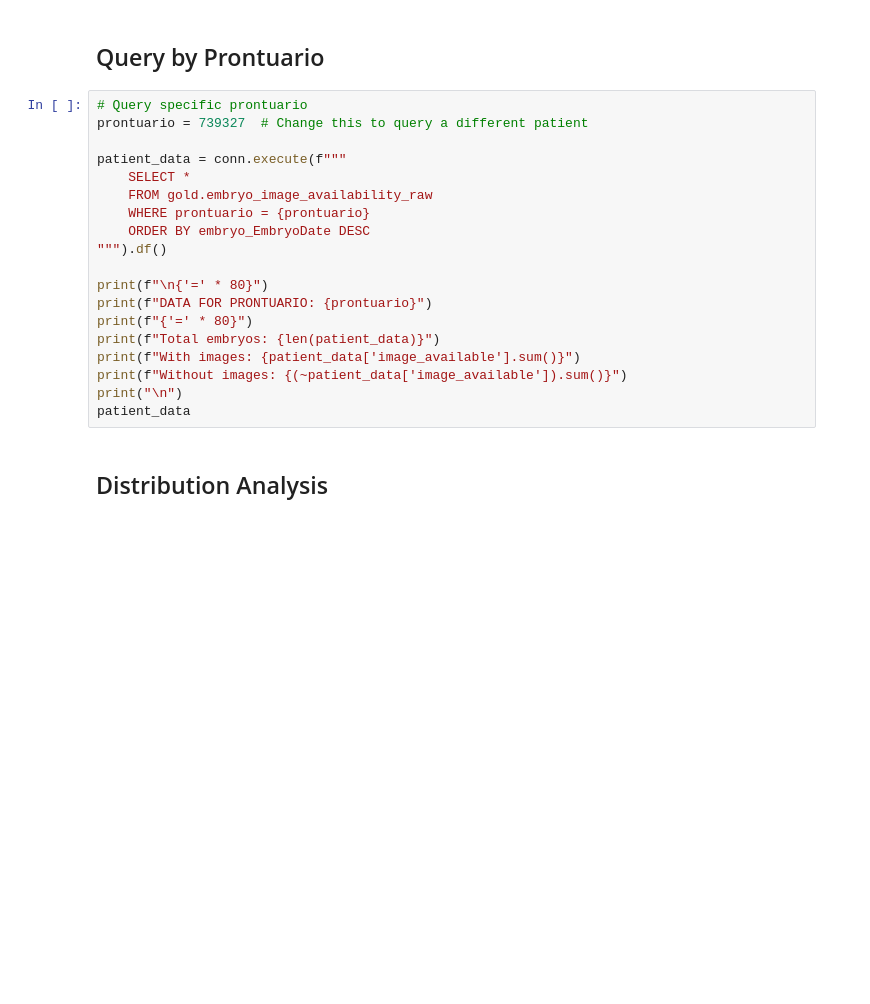
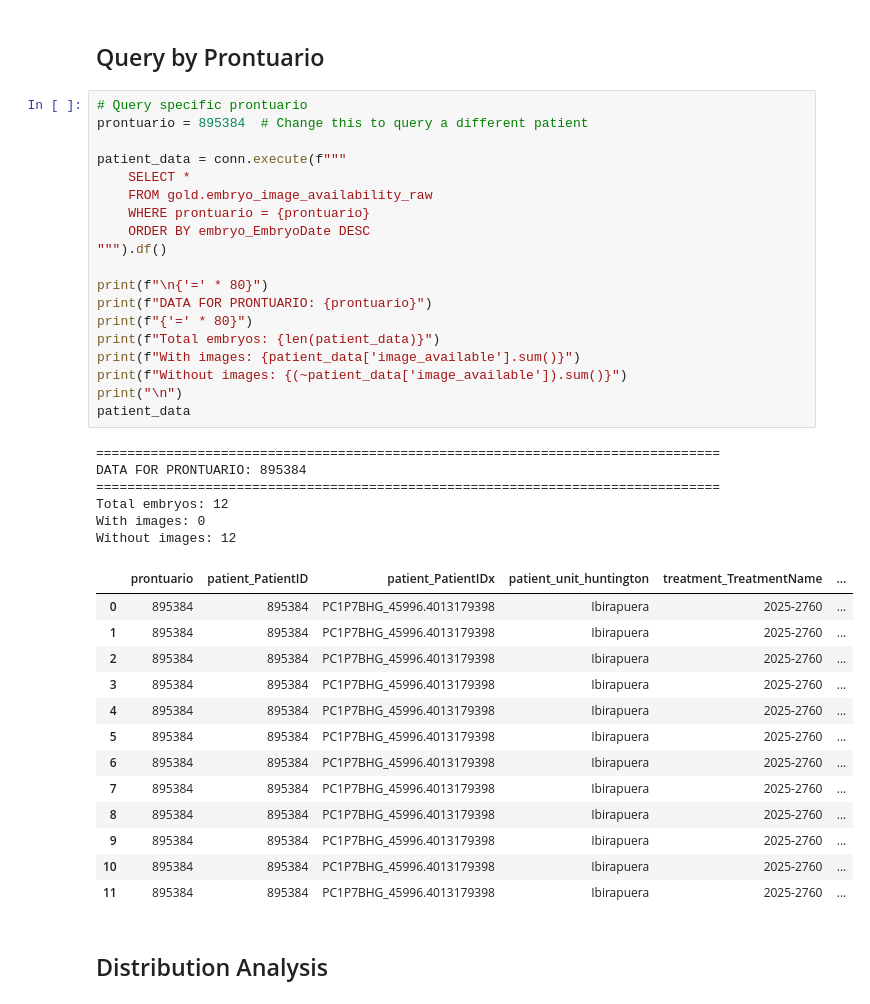
Before and after one commit to bobbypestana/embryoscope-extraction, a Jupyter notebook: embryoscope/report/explore/explore_image_availability.ipynb, the cells around one changed output. Cells and saved outputs as stored; diff of their text form; blank space fills up the shorter version.

```diff
--- a/embryoscope/report/explore/explore_image_availability.ipynb
+++ b/embryoscope/report/explore/explore_image_availability.ipynb
@@ -178,23 +208,43 @@ without_images_sample
 ## Query by Prontuario
 # %%
 # Query specific prontuario
-prontuario = 739327  # Change this to query a different patient
+prontuario = 895384  # Change this to query a different patient
 
 patient_data = conn.execute(f"""
     SELECT *
     FROM gold.embryo_image_availability_raw
     WHERE prontuario = {prontuario}
     ORDER BY embryo_EmbryoDate DESC
 """).df()
 
 print(f"\n{'=' * 80}")
 print(f"DATA FOR PRONTUARIO: {prontuario}")
 print(f"{'=' * 80}")
 print(f"Total embryos: {len(patient_data)}")
 print(f"With images: {patient_data['image_available'].sum()}")
 print(f"Without images: {(~patient_data['image_available']).sum()}")
 print("\n")
 patient_data
+# %% [output]
+================================================================================
+DATA FOR PRONTUARIO: 895384
+================================================================================
+Total embryos: 12
+With images: 0
+Without images: 12
+|  | prontuario | patient_PatientID | patient_PatientIDx | patient_unit_huntington | treatment_TreatmentName | ... |
+| 0 | 895384 | 895384 | PC1P7BHG_45996.4013179398 | Ibirapuera | 2025-2760 | ... |
+| 1 | 895384 | 895384 | PC1P7BHG_45996.4013179398 | Ibirapuera | 2025-2760 | ... |
+| 2 | 895384 | 895384 | PC1P7BHG_45996.4013179398 | Ibirapuera | 2025-2760 | ... |
+| 3 | 895384 | 895384 | PC1P7BHG_45996.4013179398 | Ibirapuera | 2025-2760 | ... |
+| 4 | 895384 | 895384 | PC1P7BHG_45996.4013179398 | Ibirapuera | 2025-2760 | ... |
+| 5 | 895384 | 895384 | PC1P7BHG_45996.4013179398 | Ibirapuera | 2025-2760 | ... |
+| 6 | 895384 | 895384 | PC1P7BHG_45996.4013179398 | Ibirapuera | 2025-2760 | ... |
+| 7 | 895384 | 895384 | PC1P7BHG_45996.4013179398 | Ibirapuera | 2025-2760 | ... |
+| 8 | 895384 | 895384 | PC1P7BHG_45996.4013179398 | Ibirapuera | 2025-2760 | ... |
+| 9 | 895384 | 895384 | PC1P7BHG_45996.4013179398 | Ibirapuera | 2025-2760 | ... |
+| 10 | 895384 | 895384 | PC1P7BHG_45996.4013179398 | Ibirapuera | 2025-2760 | ... |
+| 11 | 895384 | 895384 | PC1P7BHG_45996.4013179398 | Ibirapuera | 2025-2760 | ... |
 # %% [markdown]
 ## Distribution Analysis
 # %%
```
Also changed, not shown: parts of 16 cells of this notebook, 25 other files.
